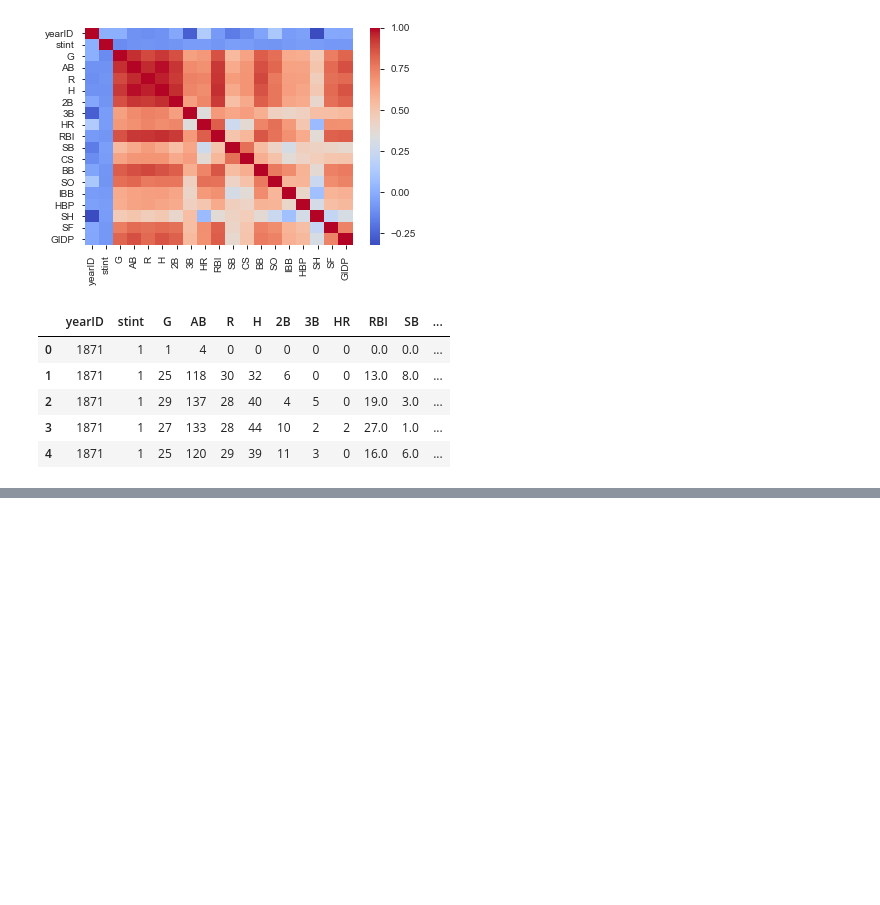
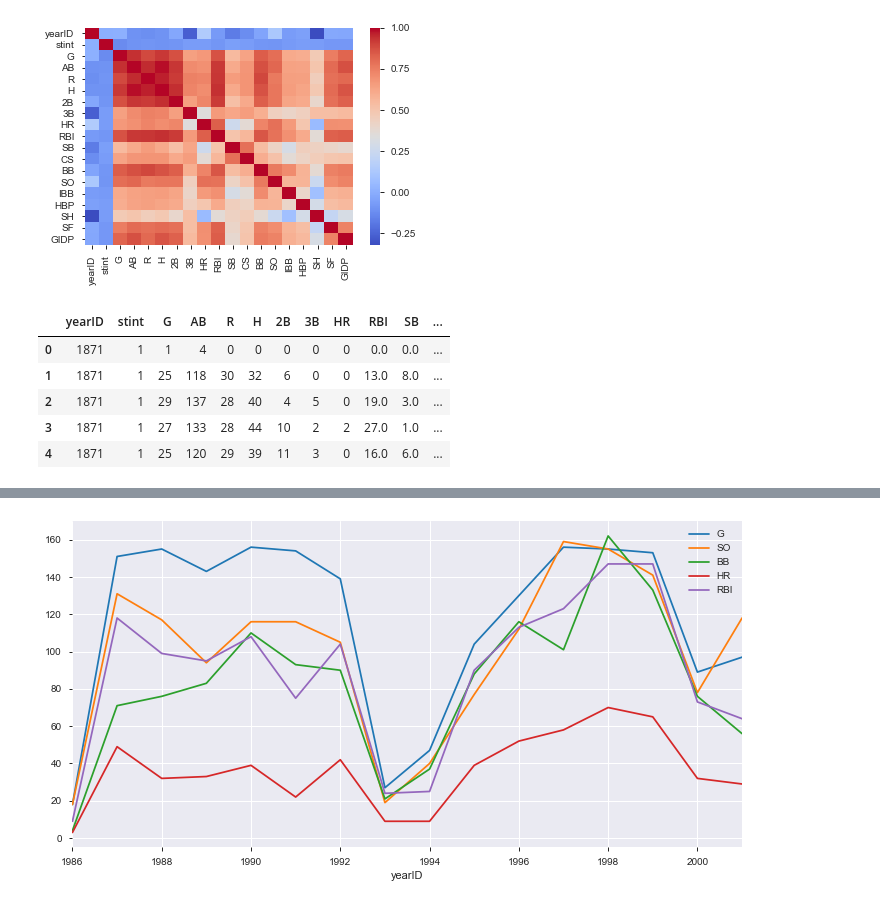
Before and after one commit to mariojrgithub/capstone, a Jupyter notebook: batting_eda.ipynb, the cells around one changed output, grey strips where cells are left out. Drawn from its saved outputs; the diff is of its cells as text; code cells hidden in the pictures; blank space fills up the shorter version.

```diff
--- a/batting_eda.ipynb
+++ b/batting_eda.ipynb
@@ -91,0 +145,4 @@ pp.ProfileReport(df)
+# %%
+hr_by_yr[hr_by_yr['playerID'] == 'mcgwima01'].plot(figsize=(12,6));
+# %% [output]
+[figure, added]
```
Also changed, not shown: parts of 17 cells of this notebook.
